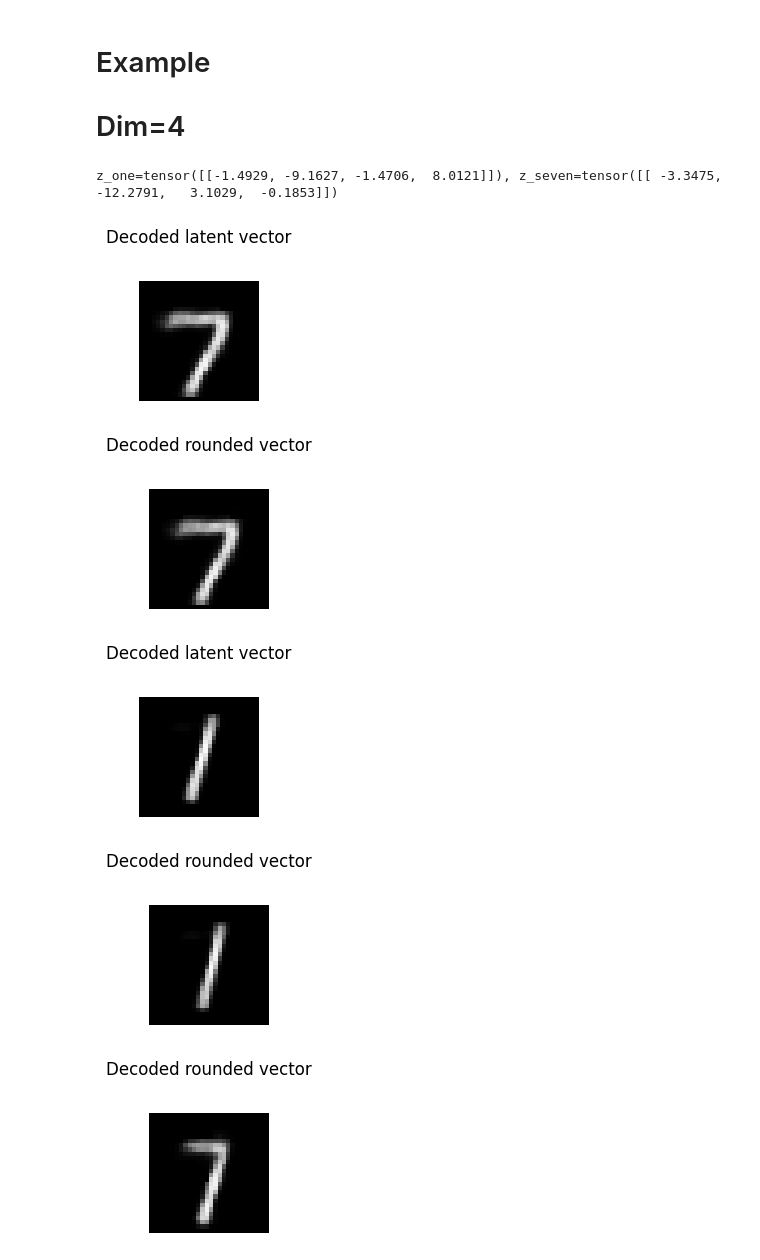
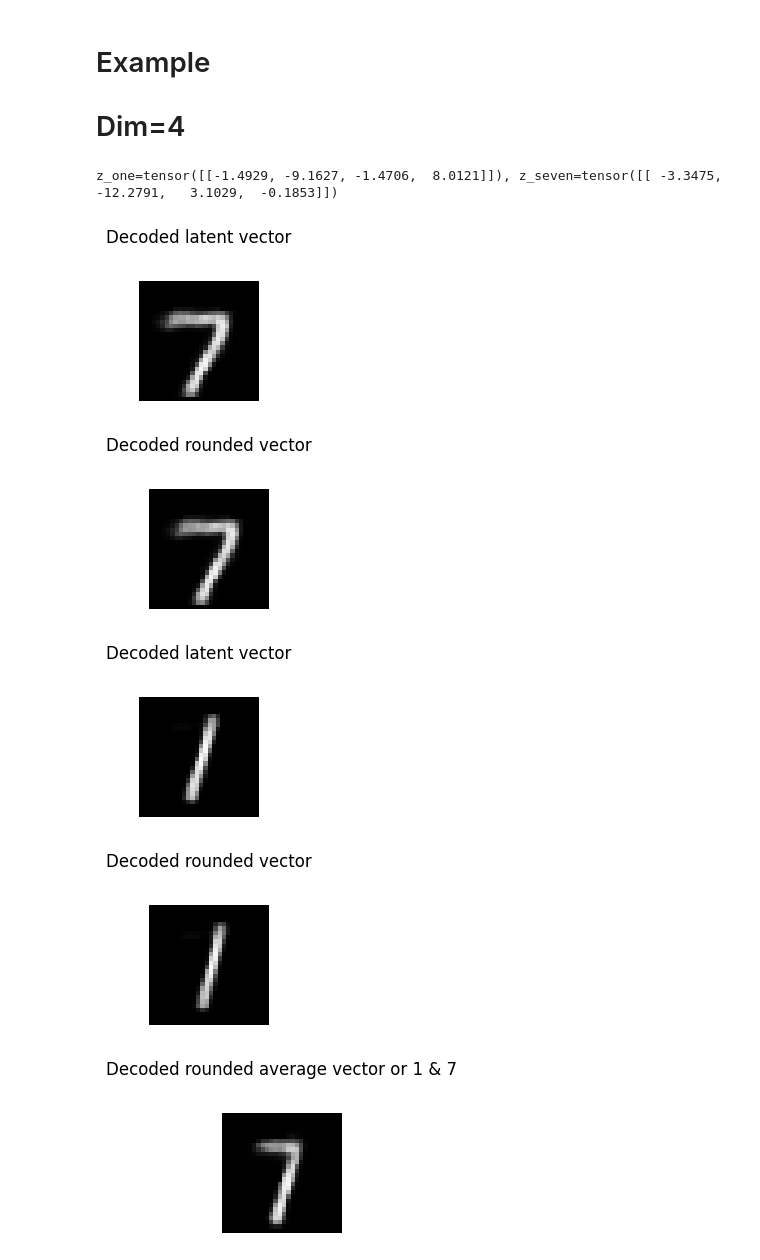
Before and after one commit to everestso/DeepLearningNotes, a Jupyter notebook: c267f26_MNIST_Autoencoder_Latent_Space.ipynb, the cells around one changed output. Cells and saved outputs as stored; diff of their text form; code cells hidden in the pictures.

```diff
--- a/c267f26_MNIST_Autoencoder_Latent_Space.ipynb
+++ b/c267f26_MNIST_Autoencoder_Latent_Space.ipynb
@@ -365,32 +365,32 @@ with torch.inference_mode():
     z_seven = model.encode(image_of_seven)
 
 print (f"{z_one=}, {z_seven=}")
 
 images = decode_vectors(model, z_seven)
 show_images(images, "Decoded latent vector")
 
 # z_seven=tensor([[ -3.3475, -12.2791,   3.1029,  -0.1853]])
 z_7a = [ -3.0, -12.0,   3.0,  -0.0]
 
 images = decode_vectors(model, z_7a)
 show_images(images, "Decoded rounded vector")
 
 images = decode_vectors(model, z_one)
 show_images(images, "Decoded latent vector")
 
 # z_one=tensor([[-1.4929, -9.1627, -1.4706,  8.0121]])
 z_1a = [-1, -9.0,   -1.0,  8.0]
 
 images = decode_vectors(model, z_1a)
 show_images(images, "Decoded rounded vector")
 
 z_mid = [(z_1 + z_7)/2 for z_1, z_7 in zip(z_1a, z_7a)]
 images = decode_vectors(model, z_mid)
-show_images(images, "Decoded rounded vector")
+show_images(images, "Decoded rounded average vector or 1 & 7")
 # %% [output]
 z_one=tensor([[-1.4929, -9.1627, -1.4706,  8.0121]]), z_seven=tensor([[ -3.3475, -12.2791,   3.1029,  -0.1853]])
 [figure]
 [figure]
 [figure]
 [figure]
-[figure, old version]
+[figure, new version]
```
